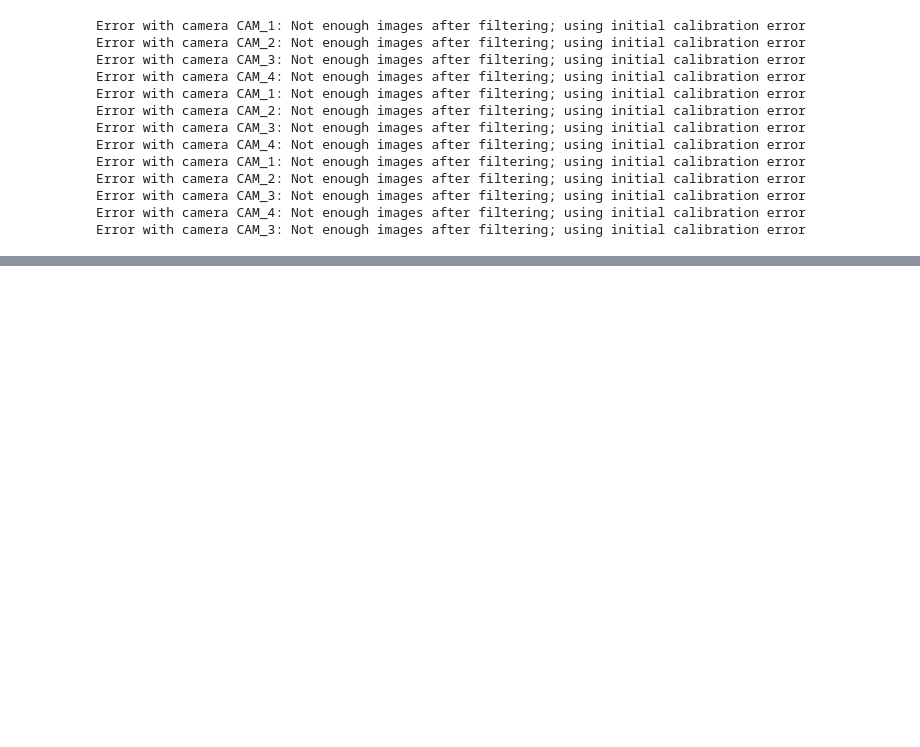
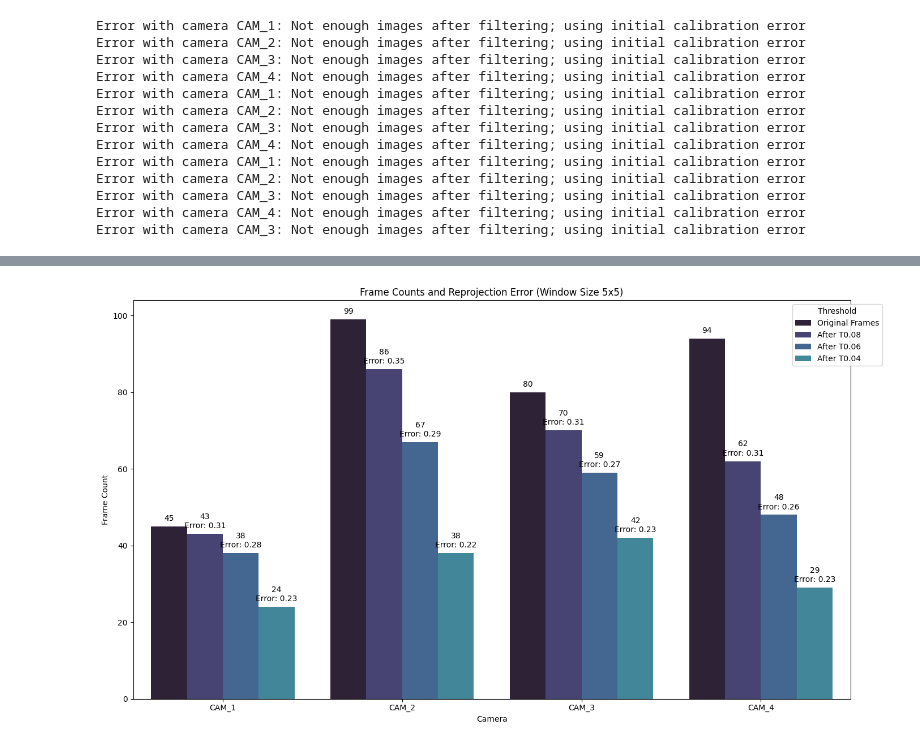
Before and after one commit to damianstone/cv-calibration-triangulation, a Jupyter notebook: report/calibration_results..ipynb, the cells around one changed output, grey strips where cells are left out. Saved outputs shown, nothing was run; the diff lists cells and outputs as text; code cells hidden in the pictures; blank space fills up the shorter version.

```diff
--- a/report/calibration_results..ipynb
+++ b/report/calibration_results..ipynb
@@ -226,0 +230,51 @@ plt.show()
+# %%
+# we only want data about window size 5,5
+# threshold 0.04 and 0.06
+# and their reprojection error
+# with that filtered data, create a table showing:
+# thrhold, frames before, frames after, reduction in percentage in frames after with respect to frames before
+# and their reprojection error
+
+# Filter for window size 5 and specific thresholds
+df_filtered = df[(df['win_size'] == 5) & (df['threshold'].isin([0.08, 0.04, 0.06]))].copy()
+
+# Get frames_after with thresholds and errors
+df_after = df_filtered[['camera', 'threshold', 'frames_after', 'error']].copy()
+df_after['threshold_label'] = df_after['threshold'].apply(lambda x: f'After T{x}')
+df_after = df_after.rename(columns={'frames_after': 'frame_count'})
+
+# Add single original frames count
+df_before = df_filtered[['camera', 'frames_before']].drop_duplicates().copy()
+df_before['threshold_label'] = 'Original Frames'
+df_before = df_before.rename(columns={'frames_before': 'frame_count'})
+df_before['error'] = 0  # No error for original frames
+
+# Combine and plot
+df_combined = pd.concat([df_before, df_after])
+threshold_order = ['Original Frames'] + \
+    [f'After T{x}' for x in sorted([0.04, 0.06, 0.08], reverse=True)]
+camera_order = ['CAM_1', 'CAM_2', 'CAM_3', 'CAM_4']
+
+plt.figure(figsize=(14, 8))
+barplot = sns.barplot(x='camera', y='frame_count', hue='threshold_label', data=df_combined,
+                      palette=sns.color_palette("mako"), errorbar=None,
+                      order=camera_order, hue_order=threshold_order)
+
+# Annotate with frame count and error
+for p, (_, row) in zip(barplot.patches, df_combined.iterrows()):
+    height = p.get_height()
+    if height > 0:
+        error_text = f"\nError: {row['error']:.2f}" if row['threshold_label'] != 'Original Frames' else ""
+        barplot.annotate(f"{int(height)}{error_text}",
+                         (p.get_x() + p.get_width() / 2., height),
+                         ha='center', va='bottom',
+                         xytext=(0, 5),
+                         textcoords='offset points')
+
+plt.title('Frame Counts and Reprojection Error (Window Size 5x5)')
+plt.xlabel('Camera')
+plt.ylabel('Frame Count')
+plt.legend(title='Threshold', bbox_to_anchor=(1.05, 1))
+plt.tight_layout()
+# %% [output]
+[figure, added]
```
Also changed, not shown: parts of 6 cells of this notebook.
